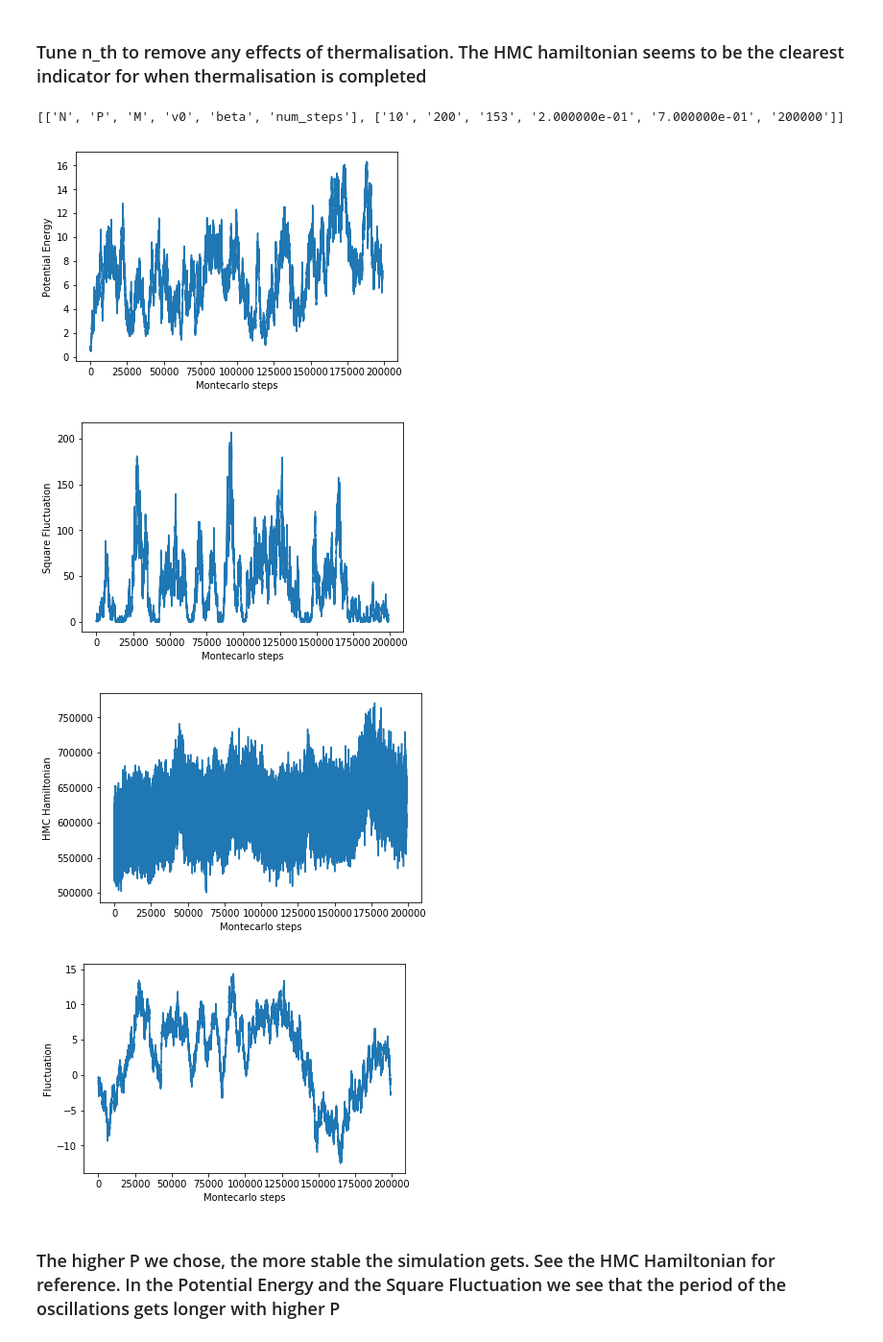
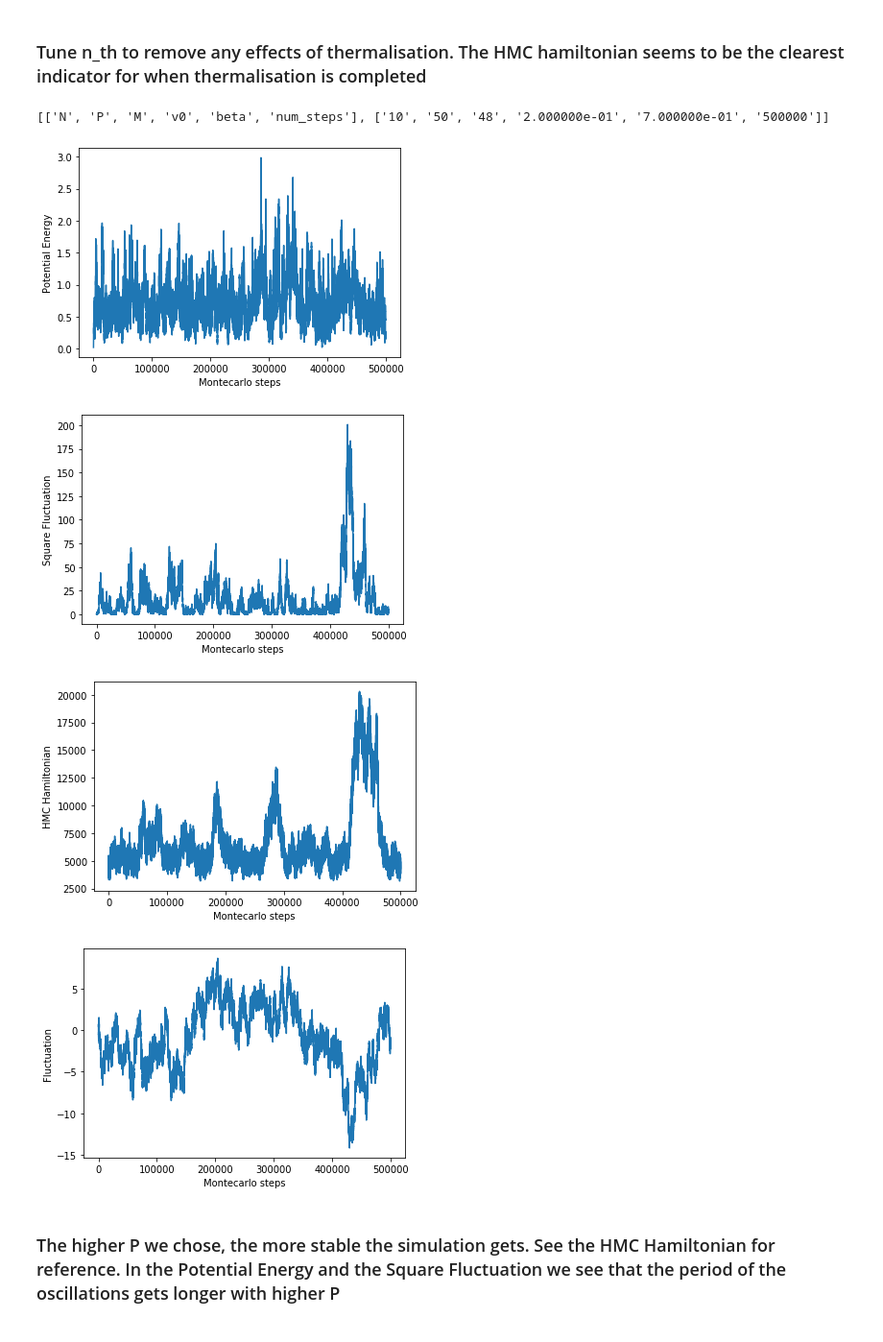
Before and after one commit to tisabe/hmcp, a Jupyter notebook: output_processing.ipynb, the cells around one changed output. Shown at 96% size. Cells and saved outputs as stored; diff of their text form; code cells hidden in the pictures.

```diff
--- a/output_processing.ipynb
+++ b/output_processing.ipynb
@@ -20,23 +17,27 @@ n_th = 1000
+# %%
+n_th = 40
+#n_th = 1000
 # %%
-#obsfilePath = 'outputs/'
+obsfilePath = 'outputs/out_M_48_P_50.txt'
+#obsfilePath = 'outputs/out_M_48_P_100.txt'
 #obsfilePath = 'sample_outputs/out_M_47_P_50.txt'    #As demanded in the exercise
 #obsfilePath = 'sample_outputs/out_M_86_P_100.txt'
-obsfilePath = 'sample_outputs/out_M_153_P_200.txt'   #N = 10, P = 200
+#obsfilePath = 'sample_outputs/out_M_153_P_200.txt'   #N = 10, P = 200
 obsData = importObsData(obsfilePath)
 parameters = obsData[0]
 obsData = obsData[1]
 print(parameters)
 noTherm = [obsData[1][n_th:],obsData[2][n_th:],obsData[3][n_th:],obsData[4][n_th:]]
 makePlot([np.arange(len(noTherm[0])),noTherm[0]], "Potential Energy")
 makePlot([np.arange(len(noTherm[1])),noTherm[1]], "Square Fluctuation")
 makePlot([np.arange(len(noTherm[2])),noTherm[2]], "HMC Hamiltonian")
 makePlot([np.arange(len(noTherm[3])),noTherm[3]], "Fluctuation")
 # %% [output]
-[['N', 'P', 'M', 'v0', 'beta', 'num_steps'], ['10', '200', '153', '2.000000e-01', '7.000000e-01', '200000']]
+[['N', 'P', 'M', 'v0', 'beta', 'num_steps'], ['10', '50', '48', '2.000000e-01', '7.000000e-01', '500000']]
-[figure, old version]
+[figure, new version]
-[figure, old version]
+[figure, new version]
-[figure, old version]
+[figure, new version]
-[figure, old version]
+[figure, new version]
 # %% [markdown]
 ### The higher P we chose, the more stable the simulation gets. See the HMC Hamiltonian for reference. In the Potential Energy and the Square Fluctuation we see that the period of the oscillations gets longer with higher P
 # %% [markdown]
```
Also changed, not shown: parts of 3 cells of this notebook, 4 other files.
